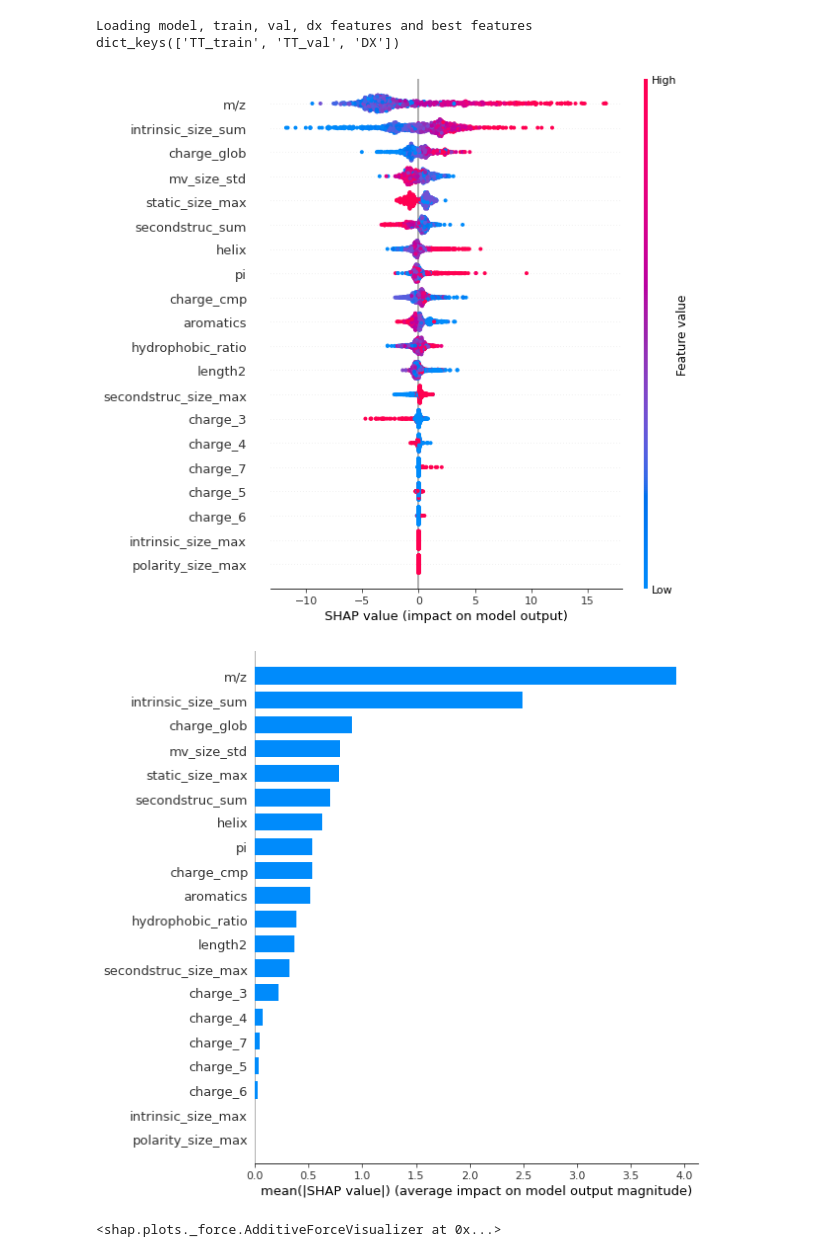
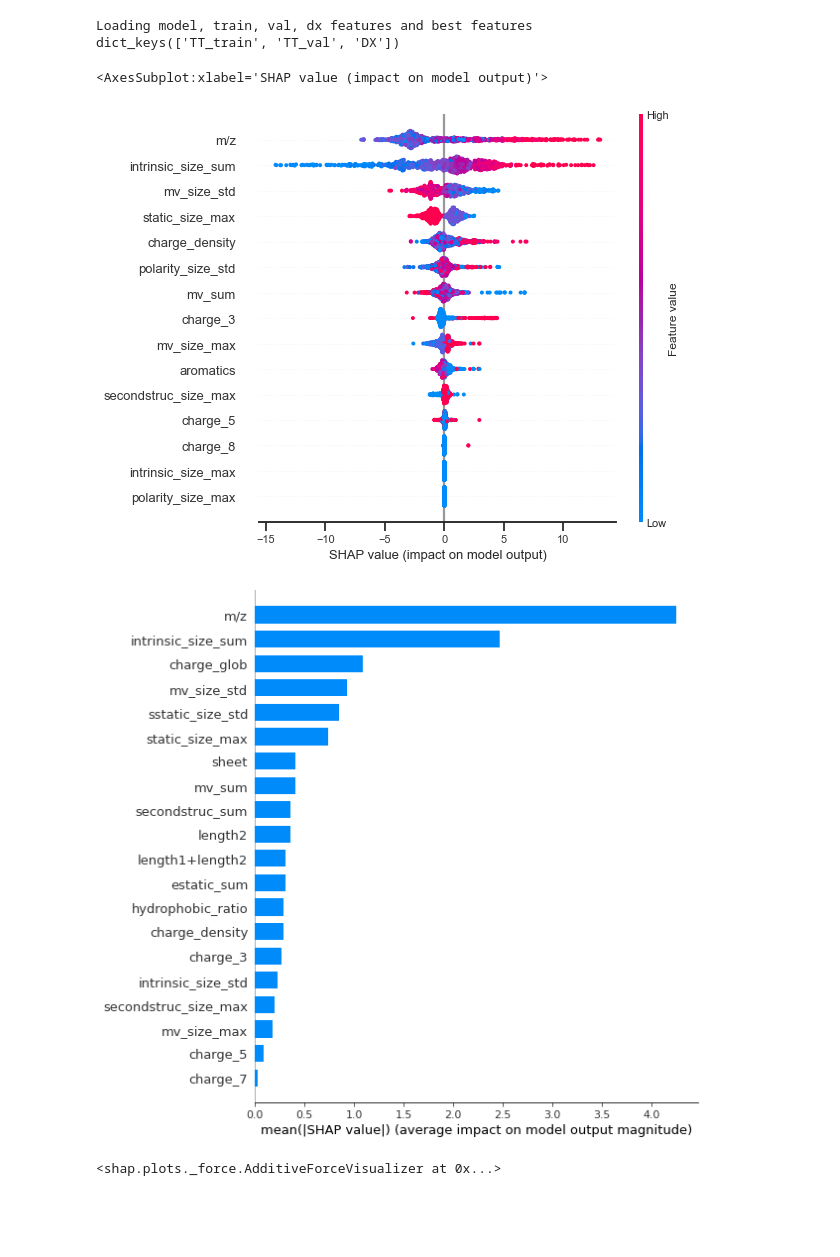
Before and after one commit to harel-coffee/xiFAIMS-auto, a Jupyter notebook: notebooks/xgboost_final.ipynb, the cells around one changed output. Cells and saved outputs as stored; diff of their text form; code cells hidden in the pictures; blank space fills up the shorter version.

Commit message:
push notebook data

```diff
--- a/notebooks/xgboost_final.ipynb
+++ b/notebooks/xgboost_final.ipynb
@@ -23,8 +23,8 @@ import seaborn as sns
 import matplotlib.pyplot as plt
 import shap
 shap.initjs()
-data_dic = pickle.load(open(r"..\results\xifaims_8PM4PM_CONT_AVG_tiny.p", "rb"))
-data_dic = pickle.load(open(r"..\results\xifaims_8PM4PM_OH_AVG_tiny.p", "rb"))
+data_dic = pickle.load(open(r"..\results\xifaims_8PM4PM_CO_NAVG_small.p", "rb"))
+#data_dic = pickle.load(open(r"..\results\xifaims_8PM4PM_OH_AVG_tiny.p", "rb"))
 
 data_dic.keys()
 #dict_keys(['best_features_gs', 'summary_gs', 'best_params_gs', 'xifaims_params', 'xifaims_config', 'xgb', 'predictions_df', 'data', 'metrics', 'df_unique', 'df_nonunique'])
@@ -160,13 +187,17 @@ Loading model, train, val, dx features and best features
 dict_keys(['TT_train', 'TT_val', 'DX'])
 # %%
 # summarize the effects of all the features
-shap.summary_plot(shap_values, X)
+shap.summary_plot(shap_values, X, show=False)
+fig = plt.gcf()
+ax = plt.gca()
+ax
 # %% [output]
+<AxesSubplot:xlabel='SHAP value (impact on model output)'>
-[figure, old version]
+[figure, new version]
 # %%
 shap.summary_plot(shap_values, X, plot_type="bar")
 # %% [output]
-[figure, old version]
+[figure, new version]
 # %%
 # shap viz
 shap.force_plot(explainer.expected_value, shap_values[0,:], X.iloc[0,:])
```
Also changed, not shown: parts of 13 cells of this notebook, 4 other files.
